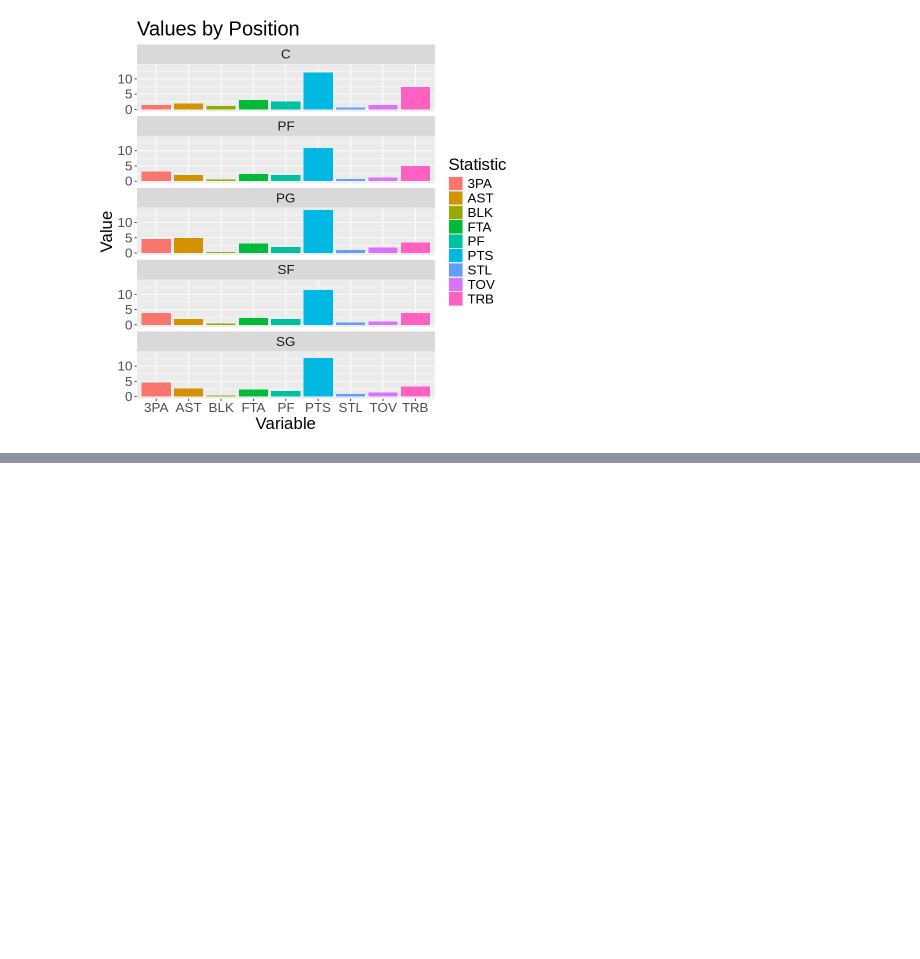
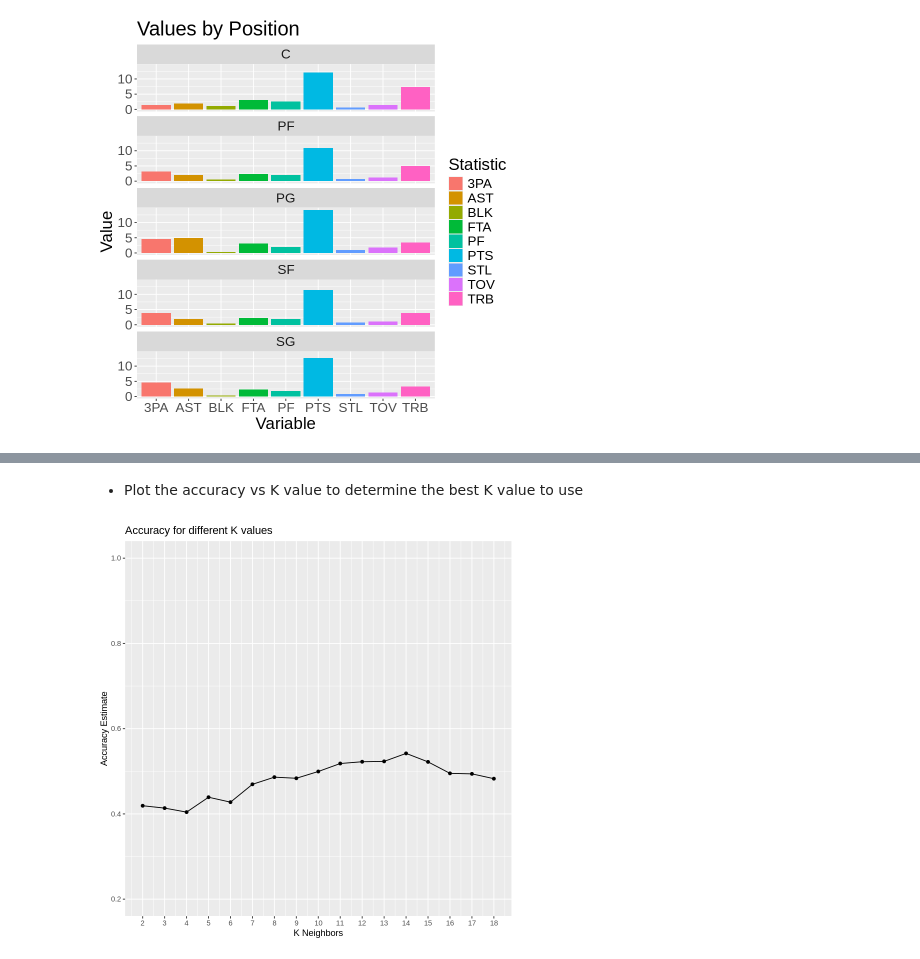
Before and after one commit to Elalalaqqq/DSCI-100-2023W2-GROUP-28, a Jupyter notebook: Report.ipynb, the cells around one changed output, grey strips where cells are left out. Cells and saved outputs as stored; diff of their text form; code cells hidden in the pictures; blank space fills up the shorter version.

```diff
--- a/Report.ipynb
+++ b/Report.ipynb
@@ -67,13 +49,12 @@ A spec_tbl_df: 679 × 30
 - This is to ensure that players with inflated or deflated stats because they play so less won't be taken into account
 # %%
-set.seed(1024)
+set.seed(2024)
 filteredStats <- nbaStats |>
                     group_by(Player) |>
                     filter(n() == 1 | Tm == "TOT", G >= 50, !(Pos %in% c("PF-SF", "SF-SG", "SG-PG"))) |>
                     ungroup() |>
                     select("Pos", "FTA", "3PA", "TRB":"PTS") |>
-                    mutate(Pos = as.factor(Pos)) |>
-                    mutate(across(where(is.character), as.numeric))
+                    mutate(Pos = as.factor(Pos), across(where(is.character), as.numeric))
 filteredStats
 # %% [output]
 A tibble: 295 × 10
@@ -150,0 +110,38 @@ A tibble: 1 × 1
+# %%
+set.seed(2024)
+
+nba_split <- initial_split(filteredStats, prop = .9, strata = Pos)
+nba_training <- training(nba_split)
+nba_testing <- testing(nba_split)
+
+nba_training_recipe <- recipe(Pos ~ ., data = nba_training) |>
+    step_scale(all_predictors()) |>
+    step_center(all_predictors())
+
+nba_tune <- nearest_neighbor(weight_func = "rectangular", neighbors = tune()) |>
+	set_engine("kknn") |>
+	set_mode("classification")
+
+nba_vfold <- vfold_cv(nba_training, v = 10, strata = Pos)
+
+nba_cv_results <- workflow() |>
+    add_recipe(nba_recipe) |>
+    add_model(nba_tune) |>
+    tune_grid(resamples = nba_vfold, grid = tibble(neighbors = seq(2, 18, by = 1))) |>
+    collect_metrics()
+# %% [markdown]
+- Plot the accuracy vs K value to determine the best K value to use
+# %%
+k_accuracy_plot <- nba_cv_results |>
+    filter(.metric == "accuracy") |>
+    ggplot(aes(x = neighbors, y = mean)) +
+    geom_point() +
+    geom_line() +
+    labs(x = "K Neighbors", y = "Accuracy Estimate") +
+    ggtitle("Accuracy for different K values") +
+    scale_x_continuous(breaks = seq(0, 20, by = 1)) +
+    scale_y_continuous(limits = c(0.2, 1.0))
+
+k_accuracy_plot
+# %% [output]
+[figure, added]
```
Also changed, not shown: parts of 12 cells of this notebook.
